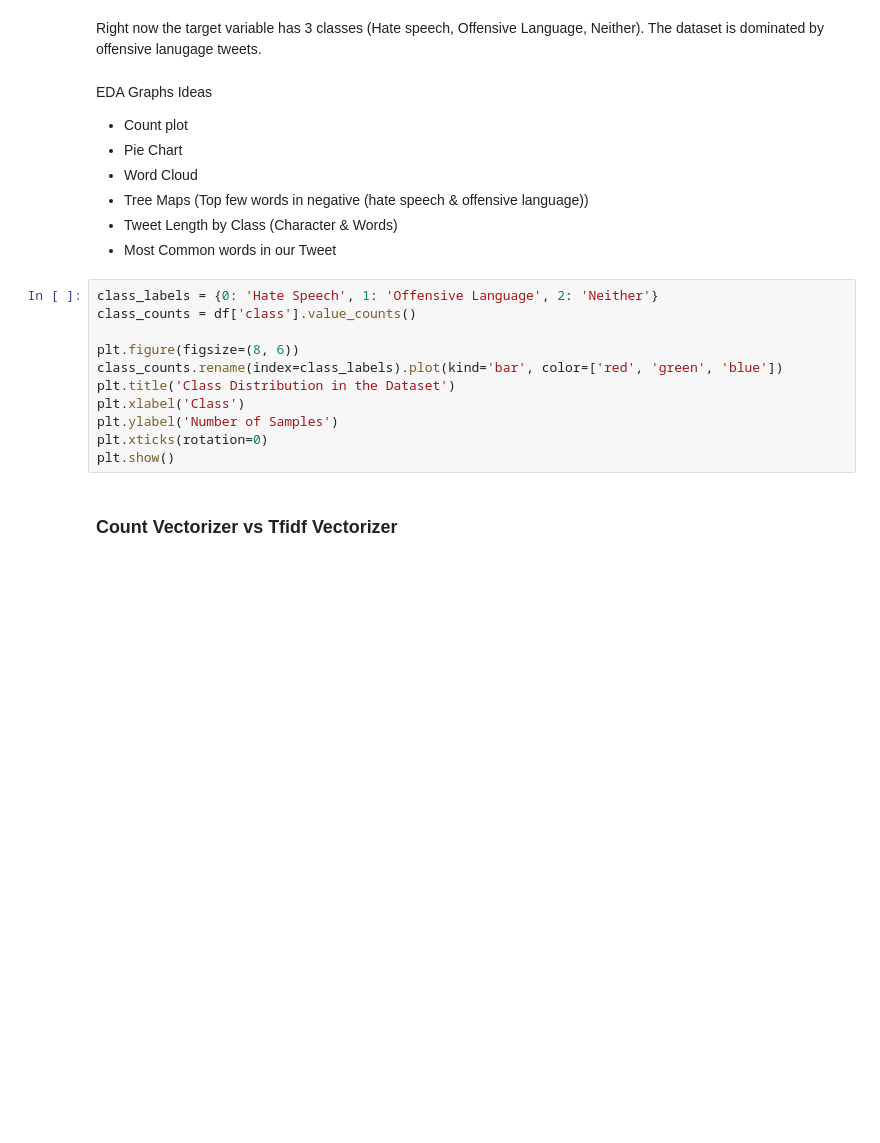
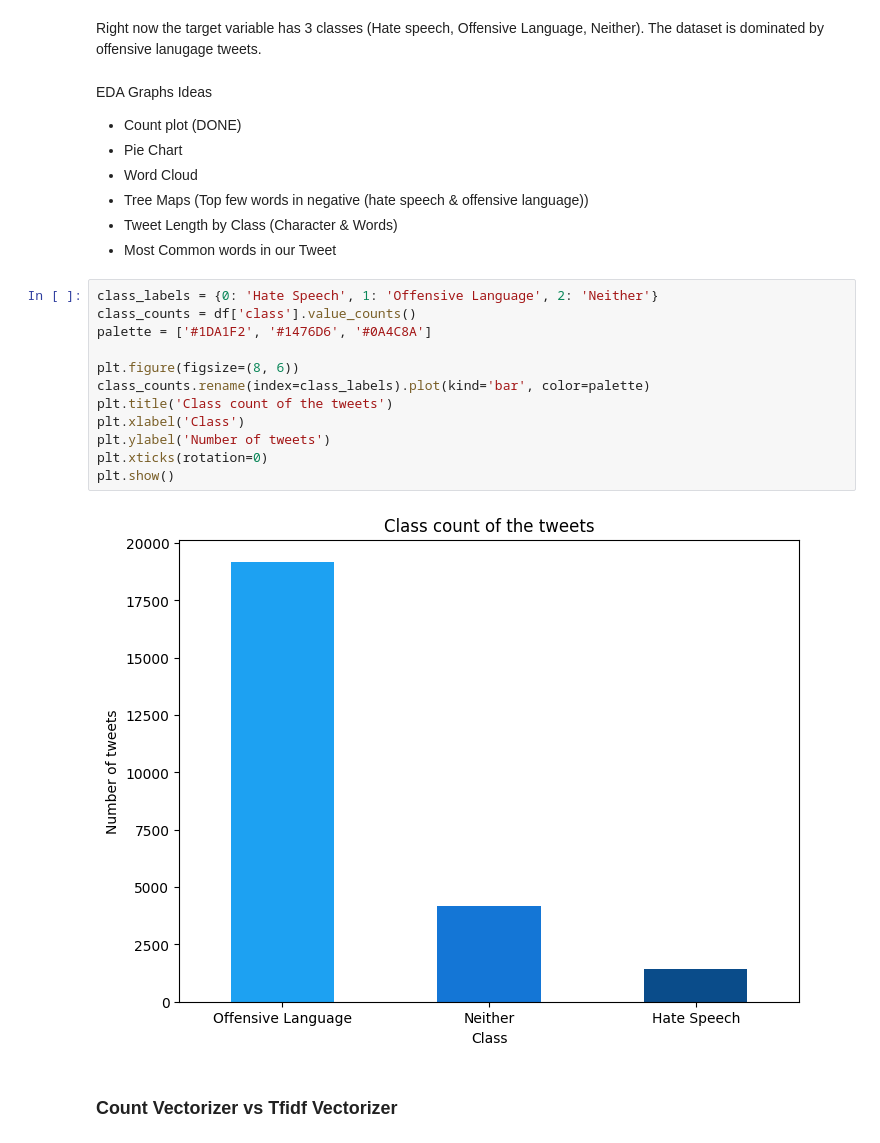
Before and after one commit to RajVarunn/nlp_sentimentanalysis, a Jupyter notebook: raj.ipynb, the cells around one changed output. Drawn from its saved outputs; the diff is of its cells as text; blank space fills up the shorter version.

Commit message:
Count plot generated

```diff
--- a/raj.ipynb
+++ b/raj.ipynb
@@ -205,7 +205,7 @@ Right now the target variable has 3 classes (Hate speech, Offensive Language, Ne
 # %% [markdown]
 EDA Graphs Ideas
 
-- Count plot
+- Count plot (DONE)
 - Pie Chart
 - Word Cloud
 - Tree Maps (Top few words in negative (hate speech & offensive language))
@@ -214,14 +214,17 @@ EDA Graphs Ideas
 # %%
 class_labels = {0: 'Hate Speech', 1: 'Offensive Language', 2: 'Neither'}
 class_counts = df['class'].value_counts()
+palette = ['#1DA1F2', '#1476D6', '#0A4C8A']
 
 plt.figure(figsize=(8, 6))
-class_counts.rename(index=class_labels).plot(kind='bar', color=['red', 'green', 'blue'])
-plt.title('Class Distribution in the Dataset')
+class_counts.rename(index=class_labels).plot(kind='bar', color=palette)
+plt.title('Class count of the tweets')
 plt.xlabel('Class')
-plt.ylabel('Number of Samples')
+plt.ylabel('Number of tweets')
 plt.xticks(rotation=0)
 plt.show()
+# %% [output]
+[figure, added]
 # %% [markdown]
 ### Count Vectorizer vs Tfidf Vectorizer
 # %% [markdown]
```
